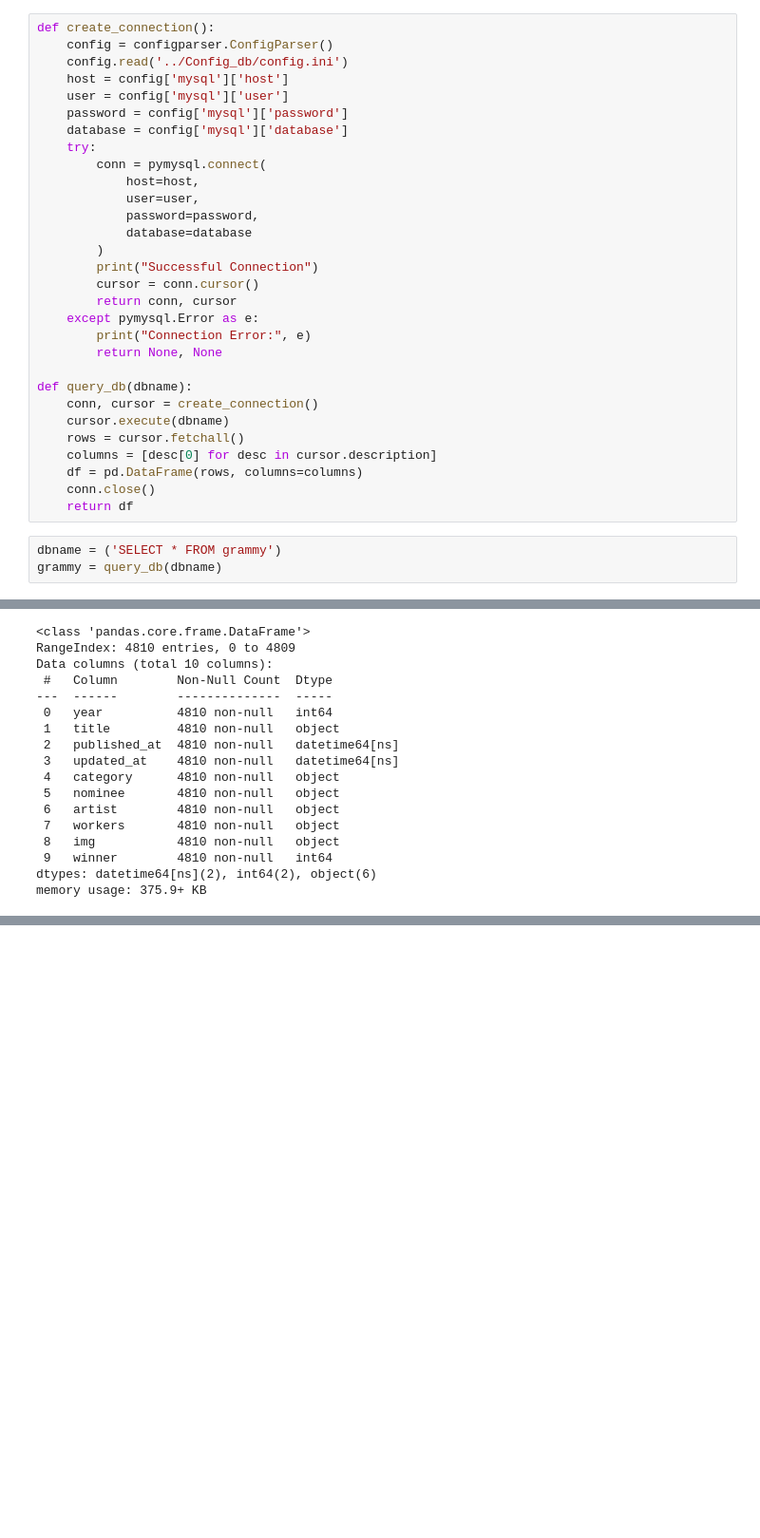
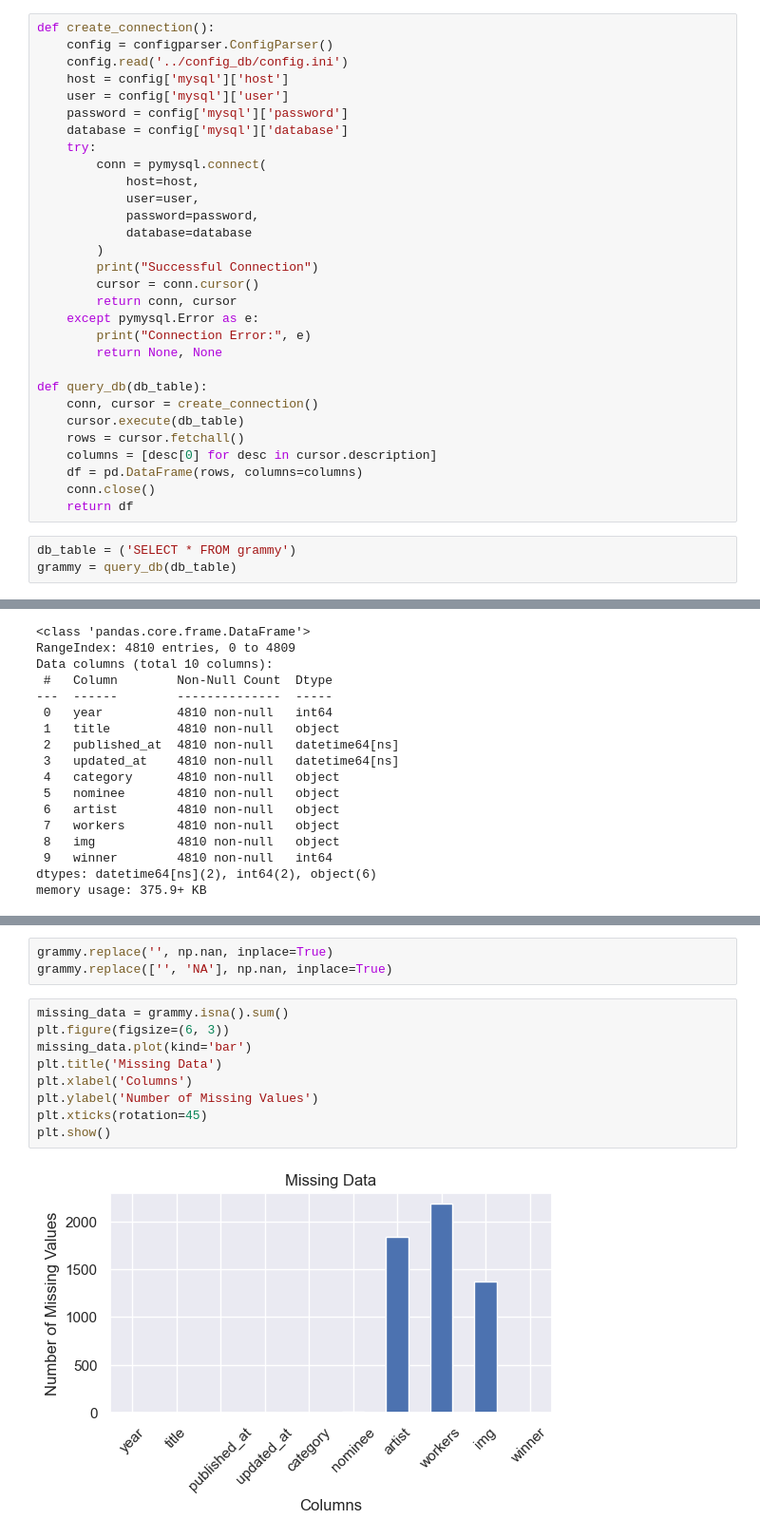
Before and after one commit to sslo12/Workshop_2_Airflow_ETL, a Jupyter notebook: Notebooks/EDA_grammy.ipynb, the cells around one changed output, grey strips where cells are left out. Shown: that part at 95% size. Cells and saved outputs as stored; diff of their text form; blank space fills up the shorter version.

```diff
--- a/Notebooks/EDA_grammy.ipynb
+++ b/Notebooks/EDA_grammy.ipynb
@@ -7,7 +8,7 @@ import matplotlib.pyplot as plt
 # %%
 def create_connection():
     config = configparser.ConfigParser()
-    config.read('../Config_db/config.ini')
+    config.read('../config_db/config.ini')
     host = config['mysql']['host']
     user = config['mysql']['user']
     password = config['mysql']['password']
@@ -26,17 +27,17 @@ def create_connection():
         print("Connection Error:", e)
         return None, None
 
-def query_db(dbname):
+def query_db(db_table):
     conn, cursor = create_connection()
-    cursor.execute(dbname)
+    cursor.execute(db_table)
     rows = cursor.fetchall()
     columns = [desc[0] for desc in cursor.description]
     df = pd.DataFrame(rows, columns=columns)
     conn.close()
     return df
 # %%
-dbname = ('SELECT * FROM grammy')
-grammy = query_db(dbname)
+db_table = ('SELECT * FROM grammy')
+grammy = query_db(db_table)
 # %% [output]
 Successful Connection
 # %%
@@ -61,0 +65,14 @@ memory usage: 375.9+ KB
+# %%
+grammy.replace('', np.nan, inplace=True)
+grammy.replace(['', 'NA'], np.nan, inplace=True)
+# %%
+missing_data = grammy.isna().sum()
+plt.figure(figsize=(6, 3))
+missing_data.plot(kind='bar')
+plt.title('Missing Data')
+plt.xlabel('Columns')
+plt.ylabel('Number of Missing Values')
+plt.xticks(rotation=45)
+plt.show()
+# %% [output]
+[figure, added]
```
Also changed, not shown: parts of 11 cells of this notebook, 1 other file.
